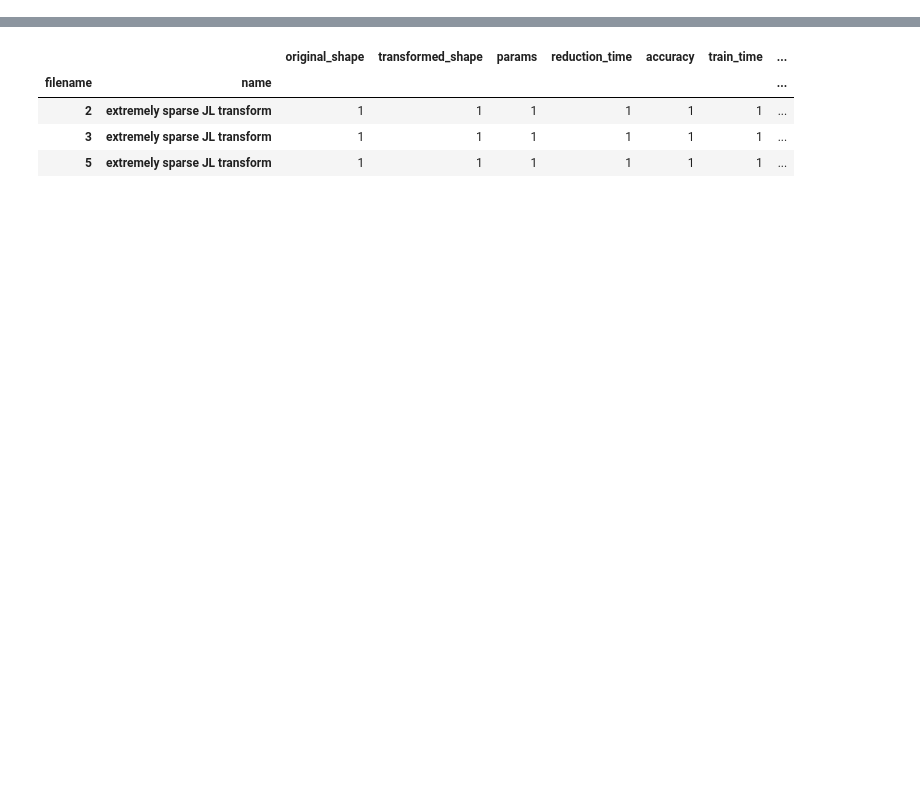
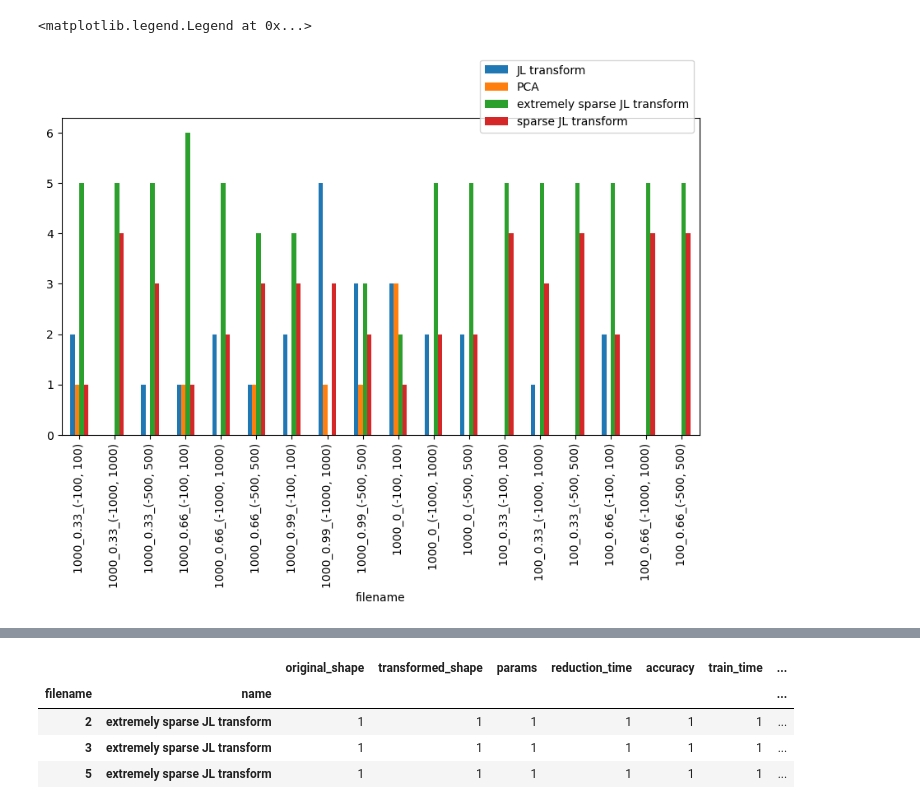
Before and after one commit to bhumsoonjun/data-sci-proj, a Jupyter notebook: analysis/analysis_all.ipynb, the cells around one changed output, grey strips where cells are left out. Drawn from its saved outputs; the diff is of its cells as text; code cells hidden in the pictures; blank space fills up the shorter version.

```diff
--- a/analysis/analysis_all.ipynb
+++ b/analysis/analysis_all.ipynb
@@ -20,6 +20,7 @@ def analyse(path, reduction_weight, accuracy_weight, training_weight):
 
     out_df = pd.DataFrame(columns=included_cols)
     collected_all_df = pd.DataFrame(columns=included_cols)
+    count_all_df = pd.DataFrame(columns=included_cols)
 
     for res in df_each:
         res_copy = res[0].copy()
@@ -34,12 +35,12 @@ def analyse(path, reduction_weight, accuracy_weight, training_weight):
 
     all = out_df.groupby(by="filename", group_keys=True).apply(lambda x: x[:])
     best = collected_all_df.groupby(["filename", "name"]).count().sort_values(by="original_shape").groupby(level=0).tail(1).sort_values(by="filename")
-
-    return all, best
+    count_all_df = collected_all_df.groupby(["filename", "name"]).count()
+    return all, best, count_all_df
 # %%
 reduction_weight = 10
 accuracy_weight = 10
 training_weight = 10
 # %%
 path = "../output/kmeans/"
-kmeans_all, kmeans_best = analyse(path, reduction_weight, accuracy_weight, training_weight)
+kmeans_all, kmeans_best, counts = analyse(path, reduction_weight, accuracy_weight, training_weight)
@@ -66,0 +47,7 @@ kmeans_best
+# %%
+sliced = counts.iloc[:, :1].reset_index(level=["filename", "name"])
+sliced.columns = ["filename", "name", "count"]
+transpoed = sliced.groupby(by="filename", group_keys=True).apply(lambda x: x.loc[:, ["name", "count"]].pivot_table(values='count', columns='name', aggfunc='first')).fillna(0).reset_index()
+transpoed.index = transpoed.loc[:, "filename"]
+transpoed = transpoed.loc[:, ["JL transform", "PCA", "extremely sparse JL transform", "sparse JL transform"]]
+transpoed
@@ -66,0 +73,6 @@ kmeans_best
+# %%
+ax = transpoed[:18].plot.bar(figsize=(10, 5))
+ax.legend(bbox_to_anchor=(1.0, 1.2))
+# %% [output]
+<matplotlib.legend.Legend at 0x...>
+[figure, added]
```
Also changed, not shown: parts of 11 cells of this notebook, 5 other files.
